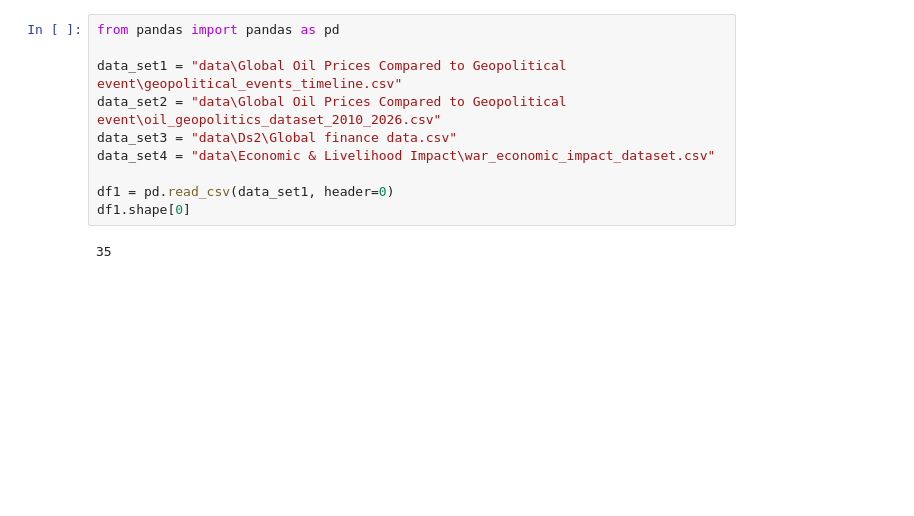
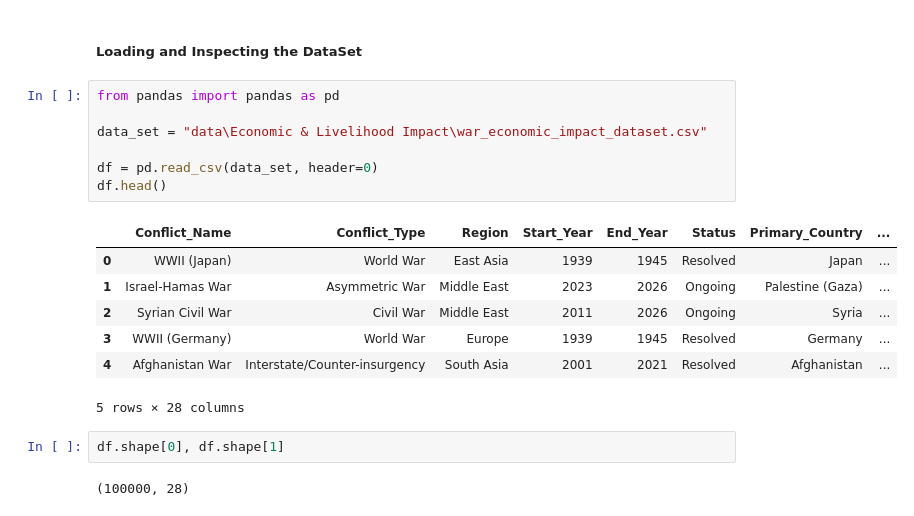
Before and after one commit to J2ckyo/4850-Final-Project, a Jupyter notebook: Data_Rangling.ipynb, the cells around one changed output. Drawn from its saved outputs; the diff is of its cells as text; blank space fills up the shorter version.

```diff
--- a/Data_Rangling.ipynb
+++ b/Data_Rangling.ipynb
@@ -1,13 +1,22 @@
+# %% [markdown]
+##### Loading and Inspecting the DataSet
 # %%
 from pandas import pandas as pd
 
-data_set1 = "data\Global Oil Prices Compared to Geopolitical event\geopolitical_events_timeline.csv"
-data_set2 = "data\Global Oil Prices Compared to Geopolitical event\oil_geopolitics_dataset_2010_2026.csv"
-data_set3 = "data\Ds2\Global finance data.csv"
-data_set4 = "data\Economic & Livelihood Impact\war_economic_impact_dataset.csv"
+data_set = "data\Economic & Livelihood Impact\war_economic_impact_dataset.csv"
 
-df1 = pd.read_csv(data_set1, header=0)
-df1.shape[0]
+df = pd.read_csv(data_set, header=0)
+df.head()
 # %% [output]
+|  | Conflict_Name | Conflict_Type | Region | Start_Year | End_Year | Status | Primary_Country | ... |
+| 0 | WWII (Japan) | World War | East Asia | 1939 | 1945 | Resolved | Japan | ... |
+| 1 | Israel-Hamas War | Asymmetric War | Middle East | 2023 | 2026 | Ongoing | Palestine (Gaza) | ... |
+| 2 | Syrian Civil War | Civil War | Middle East | 2011 | 2026 | Ongoing | Syria | ... |
+| 3 | WWII (Germany) | World War | Europe | 1939 | 1945 | Resolved | Germany | ... |
+| 4 | Afghanistan War | Interstate/Counter-insurgency | South Asia | 2001 | 2021 | Resolved | Afghanistan | ... |
-35
+5 rows × 28 columns
+# %%
+df.shape[0], df.shape[1]
+# %% [output]
+(100000, 28)
 # %%
```
Also changed, not shown: parts of 12 cells of this notebook, 1 other file.
